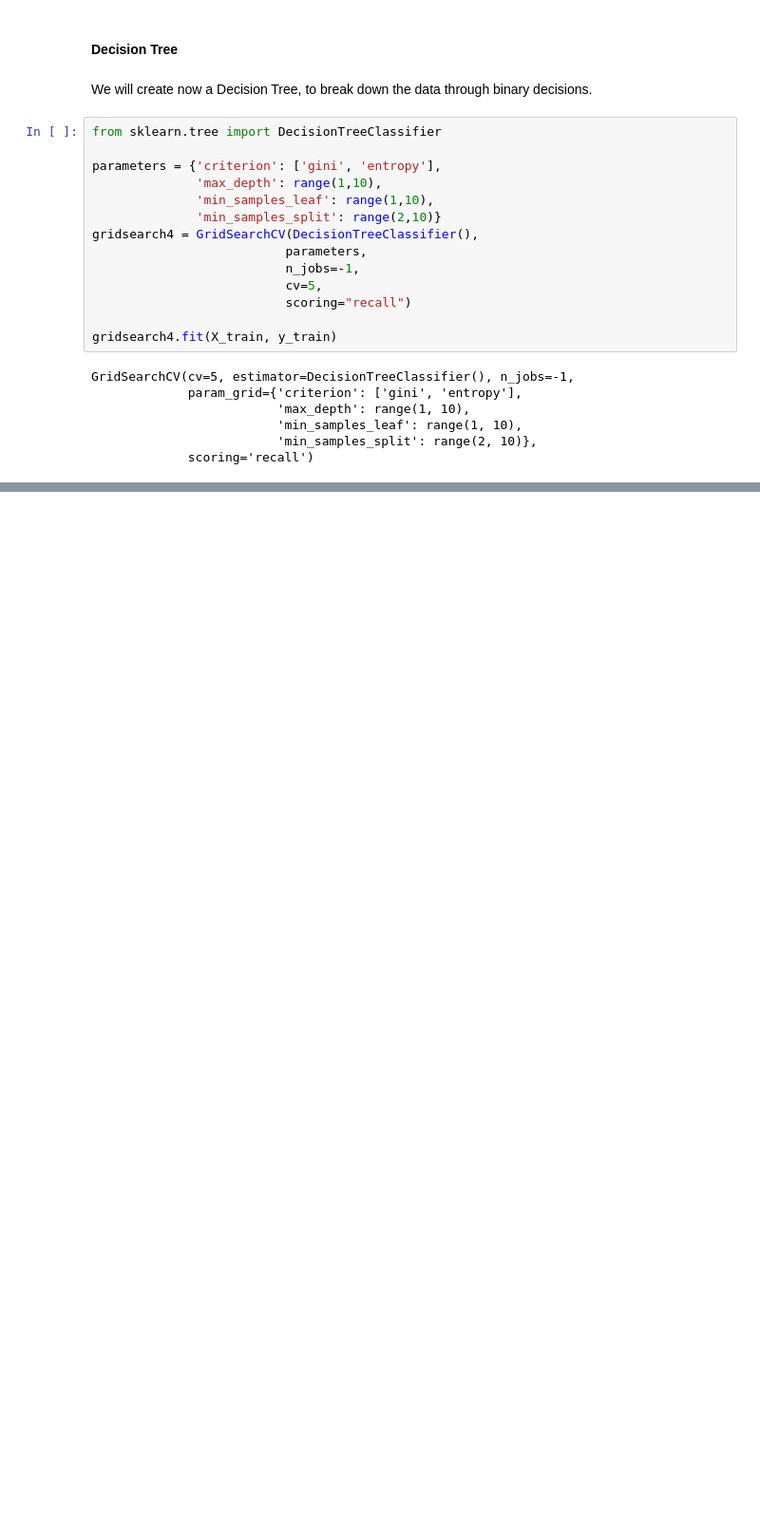
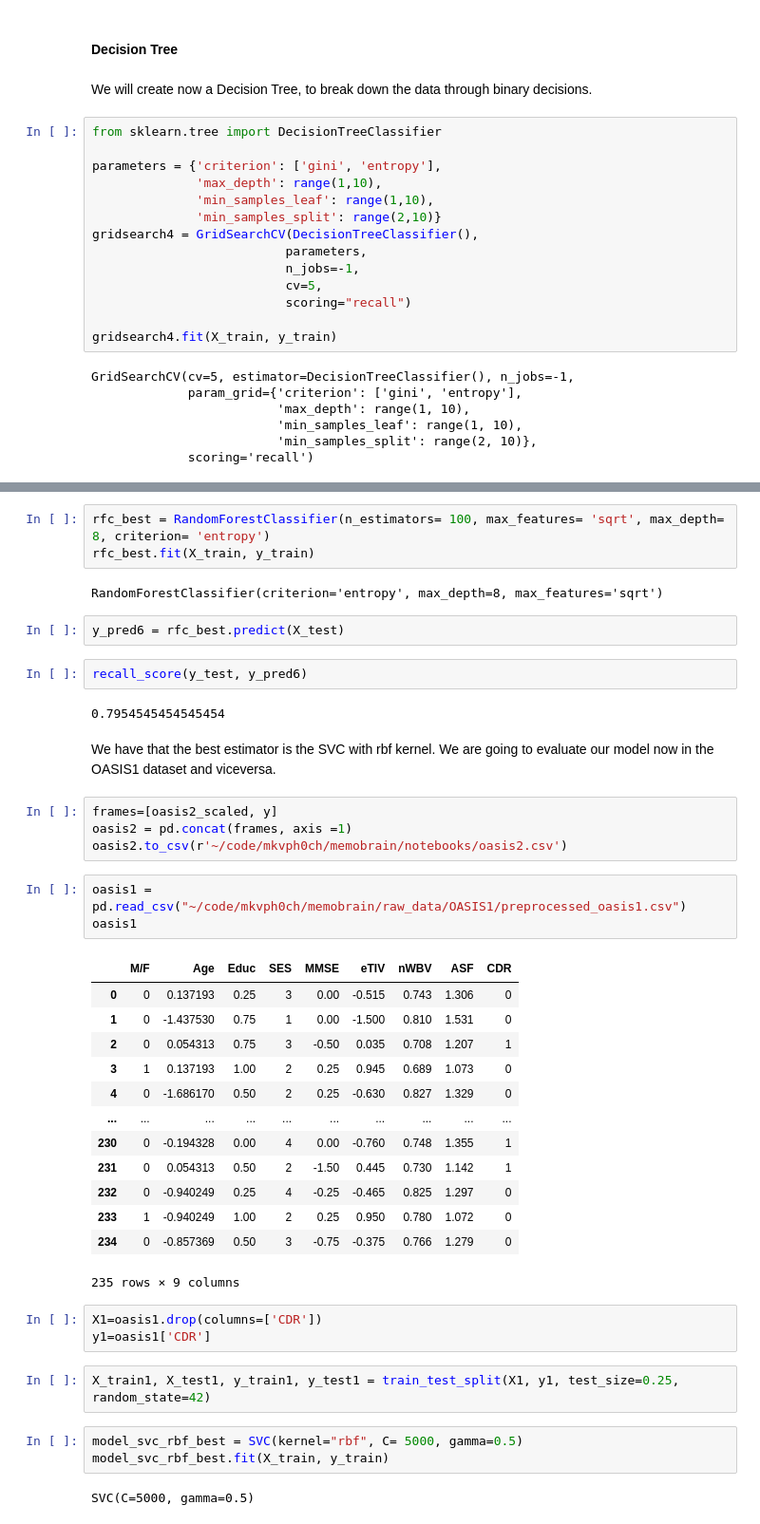
Before and after one commit to mkvph0ch/memobrain, a Jupyter notebook: notebooks/OAS2_prep.ipynb, the cells around one changed output, grey strips where cells are left out. Shown: that part at 95% size. Drawn from its saved outputs; the diff is of its cells as text; blank space fills up the shorter version.

```diff
--- a/notebooks/OAS2_prep.ipynb
+++ b/notebooks/OAS2_prep.ipynb
@@ -419,0 +470,44 @@ recall_score(y_test, y_pred4)
+# %%
+rfc_best = RandomForestClassifier(n_estimators= 100, max_features= 'sqrt', max_depth= 8, criterion= 'entropy')
+rfc_best.fit(X_train, y_train)
+# %% [output]
+RandomForestClassifier(criterion='entropy', max_depth=8, max_features='sqrt')
+# %%
+y_pred6 = rfc_best.predict(X_test)
+# %%
+recall_score(y_test, y_pred6)
+# %% [output]
+0.7954545454545454
+# %% [markdown]
+We have that the best estimator is the SVC with rbf kernel. We are going to evaluate our model now in the OASIS1 dataset and viceversa.
+# %%
+frames=[oasis2_scaled, y]
+oasis2 = pd.concat(frames, axis =1)
+oasis2.to_csv(r'~/code/mkvph0ch/memobrain/notebooks/oasis2.csv')
+# %%
+oasis1 = pd.read_csv("~/code/mkvph0ch/memobrain/raw_data/OASIS1/preprocessed_oasis1.csv")
+oasis1
+# %% [output]
+|  | M/F | Age | Educ | SES | MMSE | eTIV | nWBV | ASF | CDR |
+| 0 | 0 | 0.137193 | 0.25 | 3 | 0.00 | -0.515 | 0.743 | 1.306 | 0 |
+| 1 | 0 | -1.437530 | 0.75 | 1 | 0.00 | -1.500 | 0.810 | 1.531 | 0 |
+| 2 | 0 | 0.054313 | 0.75 | 3 | -0.50 | 0.035 | 0.708 | 1.207 | 1 |
+| 3 | 1 | 0.137193 | 1.00 | 2 | 0.25 | 0.945 | 0.689 | 1.073 | 0 |
+| 4 | 0 | -1.686170 | 0.50 | 2 | 0.25 | -0.630 | 0.827 | 1.329 | 0 |
+| ... | ... | ... | ... | ... | ... | ... | ... | ... | ... |
+| 230 | 0 | -0.194328 | 0.00 | 4 | 0.00 | -0.760 | 0.748 | 1.355 | 1 |
+| 231 | 0 | 0.054313 | 0.50 | 2 | -1.50 | 0.445 | 0.730 | 1.142 | 1 |
+| 232 | 0 | -0.940249 | 0.25 | 4 | -0.25 | -0.465 | 0.825 | 1.297 | 0 |
+| 233 | 1 | -0.940249 | 1.00 | 2 | 0.25 | 0.950 | 0.780 | 1.072 | 0 |
+| 234 | 0 | -0.857369 | 0.50 | 3 | -0.75 | -0.375 | 0.766 | 1.279 | 0 |
+235 rows × 9 columns
+# %%
+X1=oasis1.drop(columns=['CDR'])
+y1=oasis1['CDR']
+# %%
+X_train1, X_test1, y_train1, y_test1 = train_test_split(X1, y1, test_size=0.25, random_state=42)
+# %%
+model_svc_rbf_best = SVC(kernel="rbf", C= 5000, gamma=0.5)
+model_svc_rbf_best.fit(X_train, y_train)
+# %% [output]
+SVC(C=5000, gamma=0.5)
```
Also changed, not shown: parts of 64 cells of this notebook.
